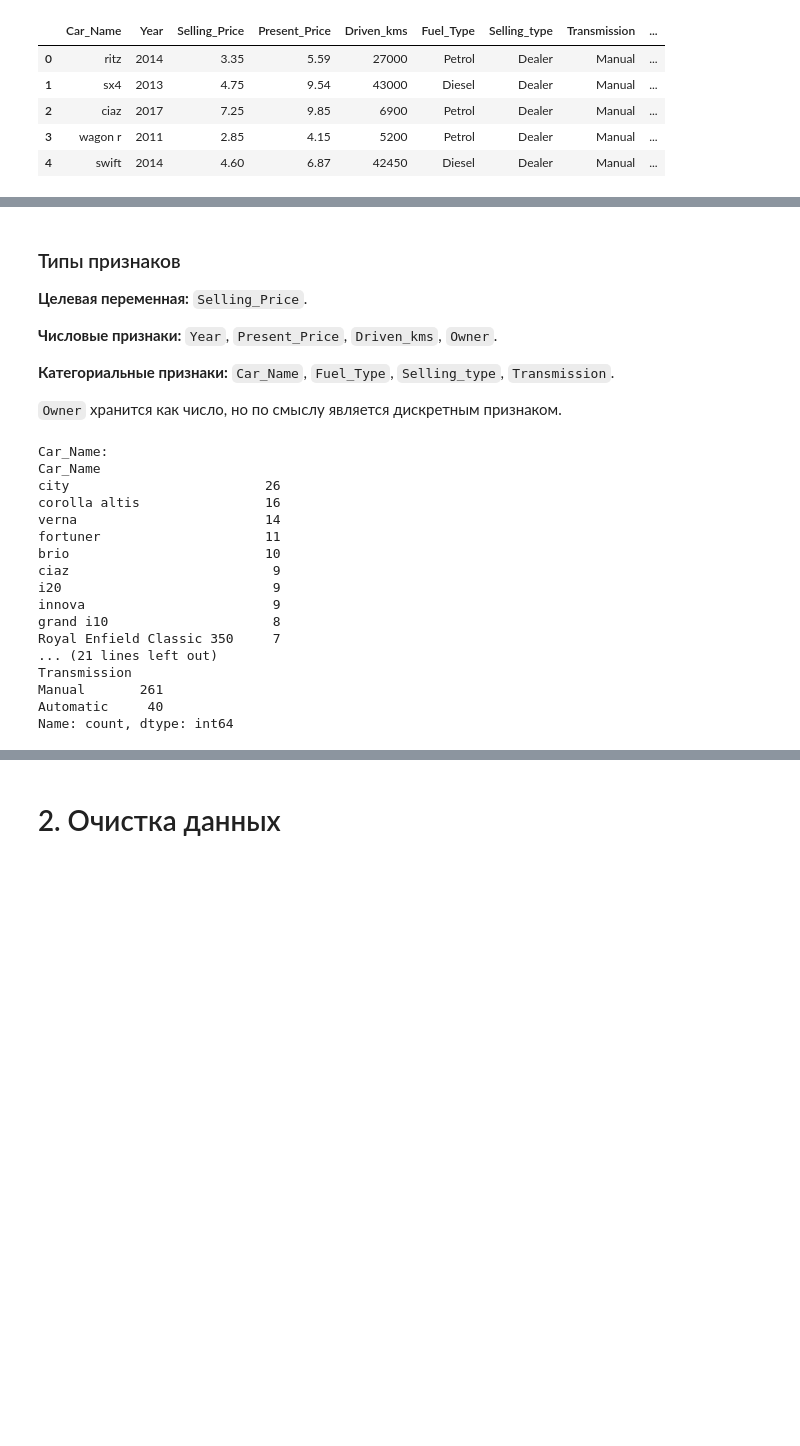
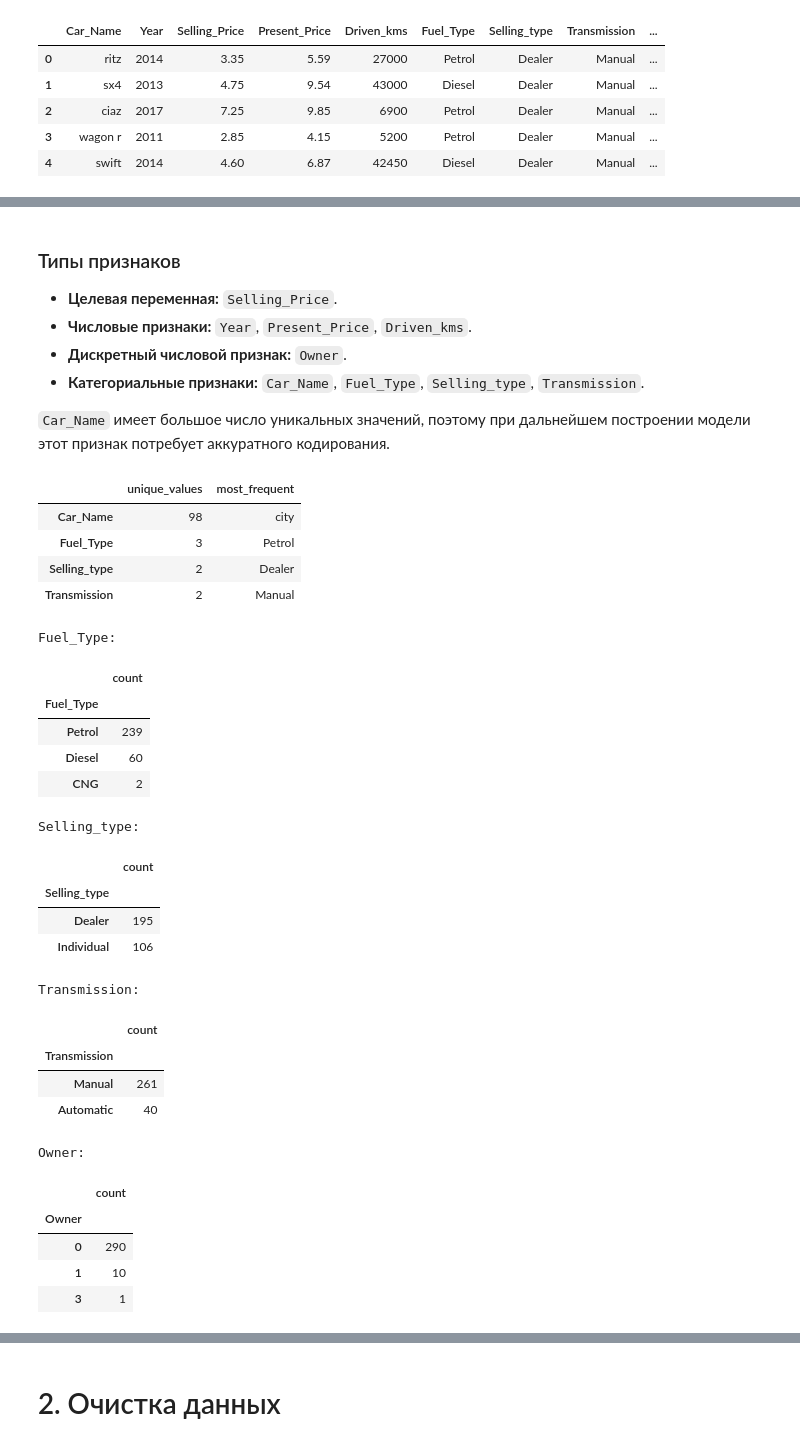
Before and after one commit to Webber-Escaper/lab1_car_price, a Jupyter notebook: eda/eda.ipynb, the cells around one changed output, grey strips where cells are left out. Saved outputs shown, nothing was run; the diff lists cells and outputs as text; code cells hidden in the pictures; blank space fills up the shorter version.

```diff
--- a/eda/eda.ipynb
+++ b/eda/eda.ipynb
@@ -70,35 +105,51 @@ df.describe(include="all").T
 # %% [markdown]
 ### Типы признаков
 
-**Целевая переменная:** `Selling_Price`.
+- **Целевая переменная:** `Selling_Price`.
+- **Числовые признаки:** `Year`, `Present_Price`, `Driven_kms`.
+- **Дискретный числовой признак:** `Owner`.
+- **Категориальные признаки:** `Car_Name`, `Fuel_Type`, `Selling_type`, `Transmission`.
 
-**Числовые признаки:** `Year`, `Present_Price`, `Driven_kms`, `Owner`.
-
-**Категориальные признаки:** `Car_Name`, `Fuel_Type`, `Selling_type`, `Transmission`.
-
-`Owner` хранится как число, но по смыслу является дискретным признаком.
+`Car_Name` имеет большое число уникальных значений, поэтому при дальнейшем построении модели
+этот признак потребует аккуратного кодирования.
-# %%
-categorical_cols = ["Car_Name", "Fuel_Type", "Selling_type", "Transmission"]
-numeric_cols = ["Year", "Present_Price", "Driven_kms", "Owner"]
-
-for col in categorical_cols:
-    print(f"\n{col}:")
-    print(df[col].value_counts().head(15))
-# %% [output]
-Car_Name:
-Car_Name
-city                         26
-corolla altis                16
-verna                        14
-fortuner                     11
-brio                         10
-ciaz                          9
-i20                           9
-innova                        9
-grand i10                     8
-Royal Enfield Classic 350     7
-... (21 lines left out)
-Transmission
-Manual       261
-Automatic     40
-Name: count, dtype: int64
+# %%
+categorical_cols = ["Car_Name", "Fuel_Type", "Selling_type", "Transmission"]
+
+category_summary = pd.DataFrame({
+    "unique_values": [df[col].nunique() for col in categorical_cols],
+    "most_frequent": [df[col].mode().iloc[0] for col in categorical_cols]
+}, index=categorical_cols)
+
+display(category_summary)
+
+for col in ["Fuel_Type", "Selling_type", "Transmission", "Owner"]:
+    print(f"\n{col}:")
+    display(df[col].value_counts(dropna=False).to_frame("count"))
+# %% [output]
+|  | unique_values | most_frequent |
+| Car_Name | 98 | city |
+| Fuel_Type | 3 | Petrol |
+| Selling_type | 2 | Dealer |
+| Transmission | 2 | Manual |
+Fuel_Type:
+|  | count |
+| Fuel_Type |  |
+| Petrol | 239 |
+| Diesel | 60 |
+| CNG | 2 |
+Selling_type:
+|  | count |
+| Selling_type |  |
+| Dealer | 195 |
+| Individual | 106 |
+Transmission:
+|  | count |
+| Transmission |  |
+| Manual | 261 |
+| Automatic | 40 |
+Owner:
+|  | count |
+| Owner |  |
+| 0 | 290 |
+| 1 | 10 |
+| 3 | 1 |
```
Also changed, not shown: parts of 34 cells of this notebook, 5 other files.
